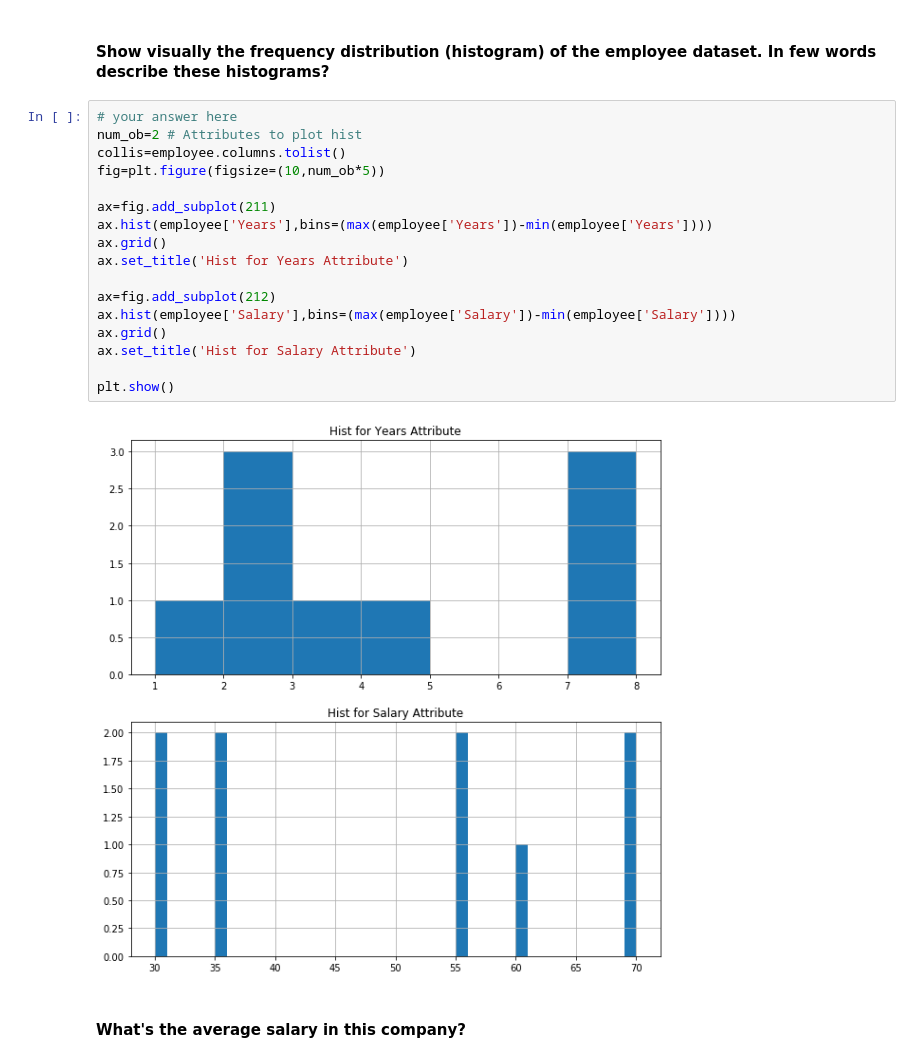
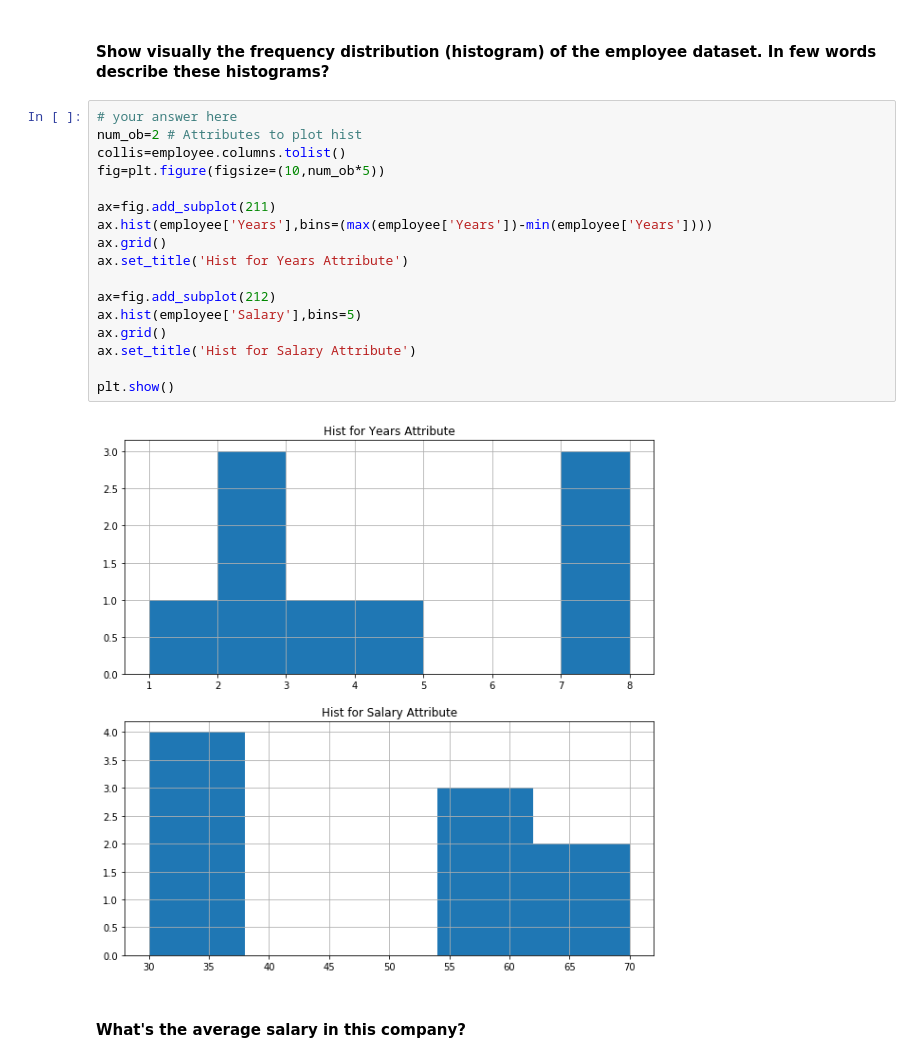
Before and after one commit to ironhack-datalabs/mad-oct-2018, a Jupyter notebook: module-2/lab-subsetting-and-descriptive-stats/your-code/main.ipynb, the cells around one changed output. Cells and saved outputs as stored; diff of their text form.

```diff
--- a/module-2/lab-subsetting-and-descriptive-stats/your-code/main.ipynb
+++ b/module-2/lab-subsetting-and-descriptive-stats/your-code/main.ipynb
@@ -141,22 +141,22 @@ For **`Years`**, and **`Salary`** attributes we have int64. Commmon in data that
 # %%
 # your answer here
 num_ob=2 # Attributes to plot hist
 collis=employee.columns.tolist()
 fig=plt.figure(figsize=(10,num_ob*5))
 
 ax=fig.add_subplot(211)
 ax.hist(employee['Years'],bins=(max(employee['Years'])-min(employee['Years'])))
 ax.grid()
 ax.set_title('Hist for Years Attribute')
 
 ax=fig.add_subplot(212)
-ax.hist(employee['Salary'],bins=(max(employee['Salary'])-min(employee['Salary'])))
+ax.hist(employee['Salary'],bins=5)
 ax.grid()
 ax.set_title('Hist for Salary Attribute')
 
 plt.show()
 # %% [output]
-[figure, old version]
+[figure, new version]
 # %% [markdown]
 #### What's the average salary in this company?
 # %%
```
Also changed, not shown: parts of 31 cells of this notebook, 1 other file.
